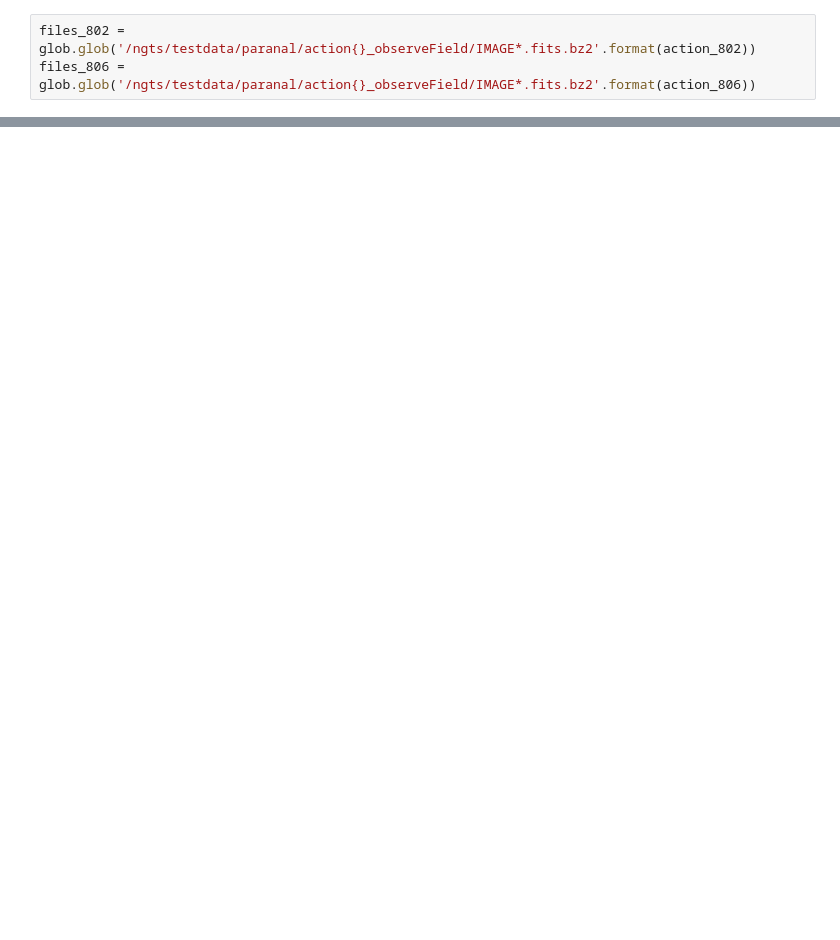
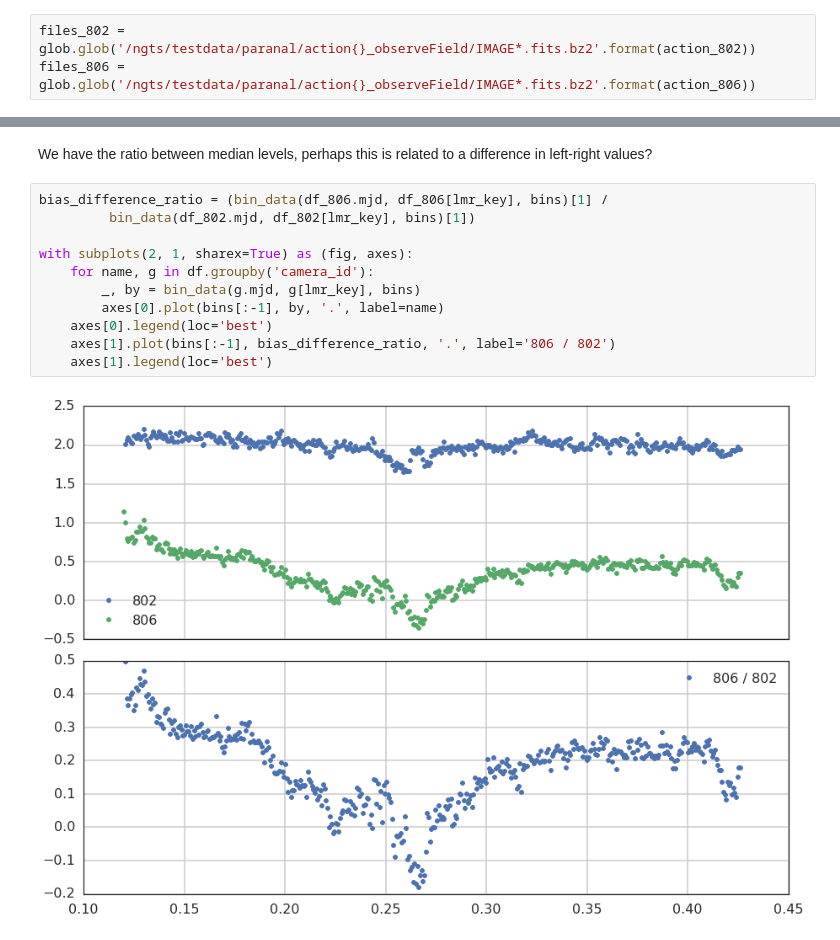
Before and after one commit to NGTS/analysis-camera-voltages, a Jupyter notebook: paladin_analysis.ipynb, the cells around one changed output, grey strips where cells are left out. Cells and saved outputs as stored; diff of their text form; blank space fills up the shorter version.

```diff
--- a/paladin_analysis.ipynb
+++ b/paladin_analysis.ipynb
@@ -145,0 +221,15 @@ a = 10
+# %% [markdown]
+We have the ratio between median levels, perhaps this is related to a difference in left-right values?
+# %%
+bias_difference_ratio = (bin_data(df_806.mjd, df_806[lmr_key], bins)[1] /
+         bin_data(df_802.mjd, df_802[lmr_key], bins)[1])
+
+with subplots(2, 1, sharex=True) as (fig, axes):
+    for name, g in df.groupby('camera_id'):
+        _, by = bin_data(g.mjd, g[lmr_key], bins)
+        axes[0].plot(bins[:-1], by, '.', label=name)
+    axes[0].legend(loc='best')
+    axes[1].plot(bins[:-1], bias_difference_ratio, '.', label='806 / 802')
+    axes[1].legend(loc='best')
+# %% [output]
+[figure, added]
```
Also changed, not shown: parts of 23 cells of this notebook.
